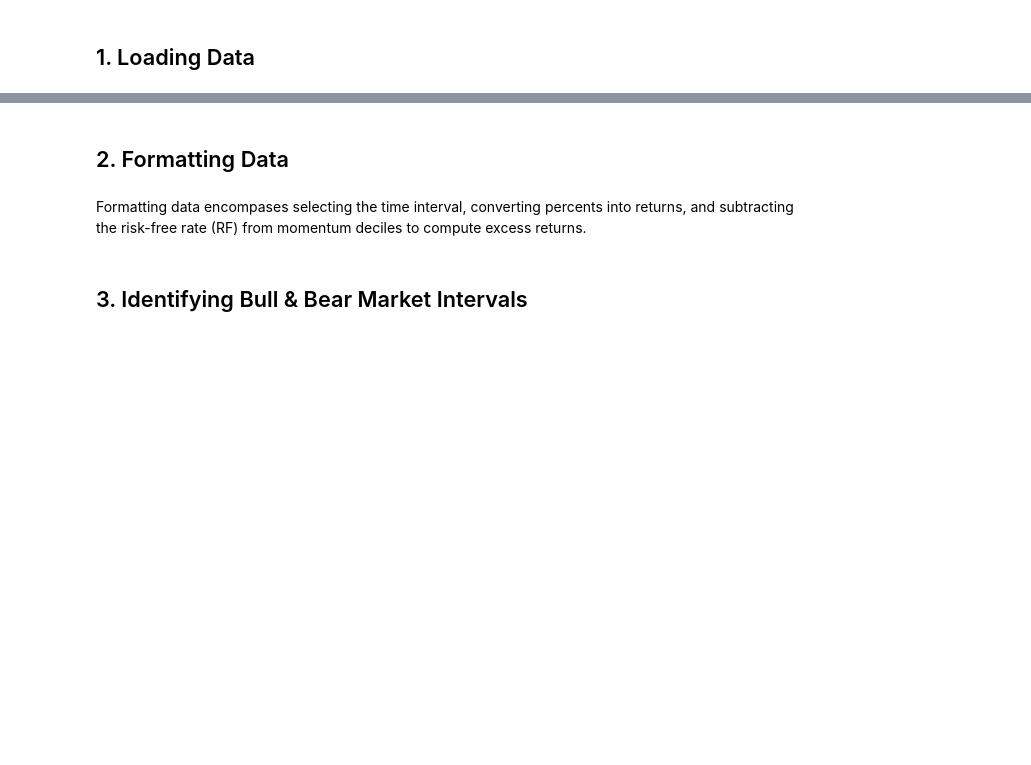
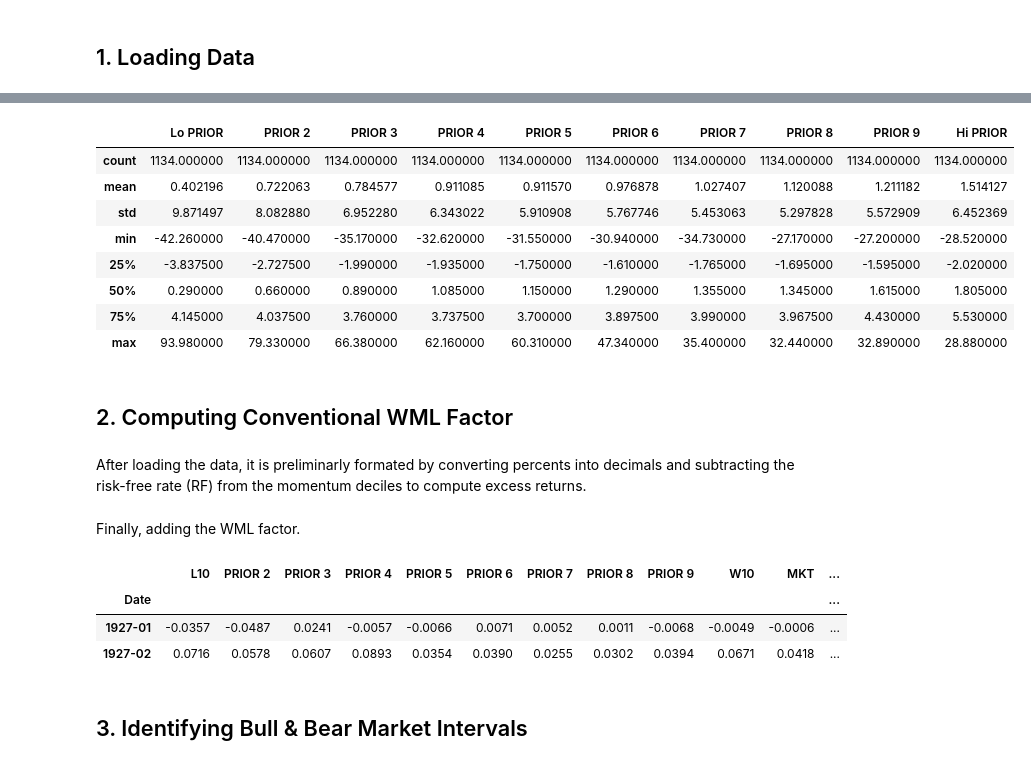
Before and after one commit to ymalitskaia/uncovering-momentum, a Jupyter notebook: UM.s1.ipynb, the cells around one changed output, grey strips where cells are left out. Cells and saved outputs as stored; diff of their text form; code cells hidden in the pictures; blank space fills up the shorter version.

```diff
--- a/UM.s1.ipynb
+++ b/UM.s1.ipynb
@@ -45,5 +85,17 @@ mom_df = pd.read_csv(mom_file, index_col=0, parse_dates=True, date_parser=date_p
+# %%
+mom_df.describe()
+# %% [output]
+|  | Lo PRIOR | PRIOR 2 | PRIOR 3 | PRIOR 4 | PRIOR 5 | PRIOR 6 | PRIOR 7 | PRIOR 8 | PRIOR 9 | Hi PRIOR |
+| count | 1134.000000 | 1134.000000 | 1134.000000 | 1134.000000 | 1134.000000 | 1134.000000 | 1134.000000 | 1134.000000 | 1134.000000 | 1134.000000 |
+| mean | 0.402196 | 0.722063 | 0.784577 | 0.911085 | 0.911570 | 0.976878 | 1.027407 | 1.120088 | 1.211182 | 1.514127 |
+| std | 9.871497 | 8.082880 | 6.952280 | 6.343022 | 5.910908 | 5.767746 | 5.453063 | 5.297828 | 5.572909 | 6.452369 |
+| min | -42.260000 | -40.470000 | -35.170000 | -32.620000 | -31.550000 | -30.940000 | -34.730000 | -27.170000 | -27.200000 | -28.520000 |
+| 25% | -3.837500 | -2.727500 | -1.990000 | -1.935000 | -1.750000 | -1.610000 | -1.765000 | -1.695000 | -1.595000 | -2.020000 |
+| 50% | 0.290000 | 0.660000 | 0.890000 | 1.085000 | 1.150000 | 1.290000 | 1.355000 | 1.345000 | 1.615000 | 1.805000 |
+| 75% | 4.145000 | 4.037500 | 3.760000 | 3.737500 | 3.700000 | 3.897500 | 3.990000 | 3.967500 | 4.430000 | 5.530000 |
+| max | 93.980000 | 79.330000 | 66.380000 | 62.160000 | 60.310000 | 47.340000 | 35.400000 | 32.440000 | 32.890000 | 28.880000 |
 # %% [markdown]
 <a id='section_2'></a>
-## 2. Formatting Data
+## 2. Computing Conventional WML Factor
 # %% [markdown]
-Formatting data encompases selecting the time interval, converting percents into returns, and subtracting the risk-free rate (RF) from momentum deciles to compute excess returns.
+After loading the data, it is preliminarly formated by converting percents into decimals and subtracting the risk-free rate (RF) from the momentum deciles to compute excess returns.
@@ -61,0 +109,2 @@ ex_mom_df['WML10'] = ex_mom_df['W10'] - ex_mom_df['L10']
+# %% [markdown]
+Finally, adding the WML factor.
@@ -62,3 +113,10 @@ ex_mom_df['WML10'] = ex_mom_df['W10'] - ex_mom_df['L10']
+# %%
+ex_mom_df.head(2)
+# %% [output]
+|  | L10 | PRIOR 2 | PRIOR 3 | PRIOR 4 | PRIOR 5 | PRIOR 6 | PRIOR 7 | PRIOR 8 | PRIOR 9 | W10 | MKT | ... |
+| Date |  |  |  |  |  |  |  |  |  |  |  | ... |
+| 1927-01 | -0.0357 | -0.0487 | 0.0241 | -0.0057 | -0.0066 | 0.0071 | 0.0052 | 0.0011 | -0.0068 | -0.0049 | -0.0006 | ... |
+| 1927-02 | 0.0716 | 0.0578 | 0.0607 | 0.0893 | 0.0354 | 0.0390 | 0.0255 | 0.0302 | 0.0394 | 0.0671 | 0.0418 | ... |
 # %% [markdown]
 <a id='section_3'></a>
 ## 3. Identifying Bull & Bear Market Intervals
```
Also changed, not shown: parts of 33 cells of this notebook.
